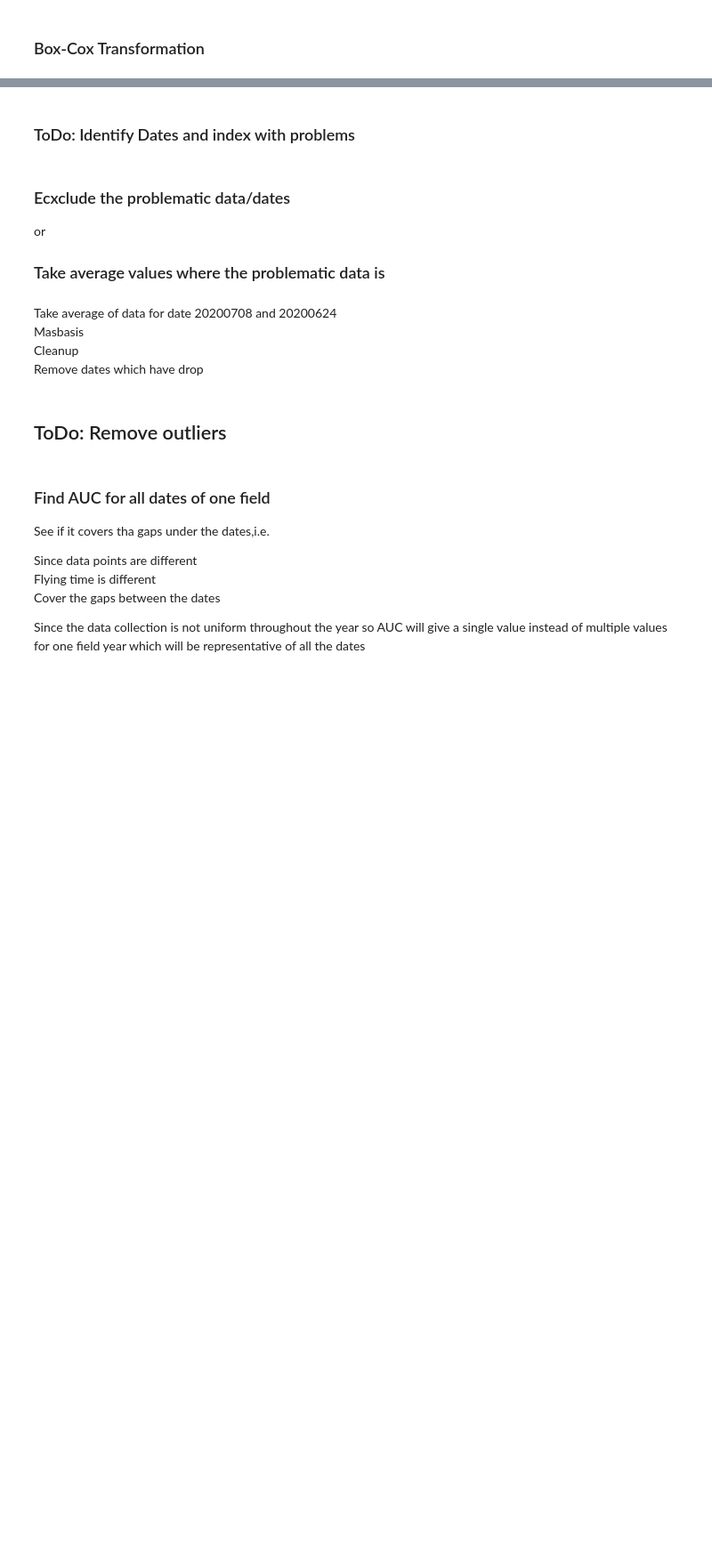
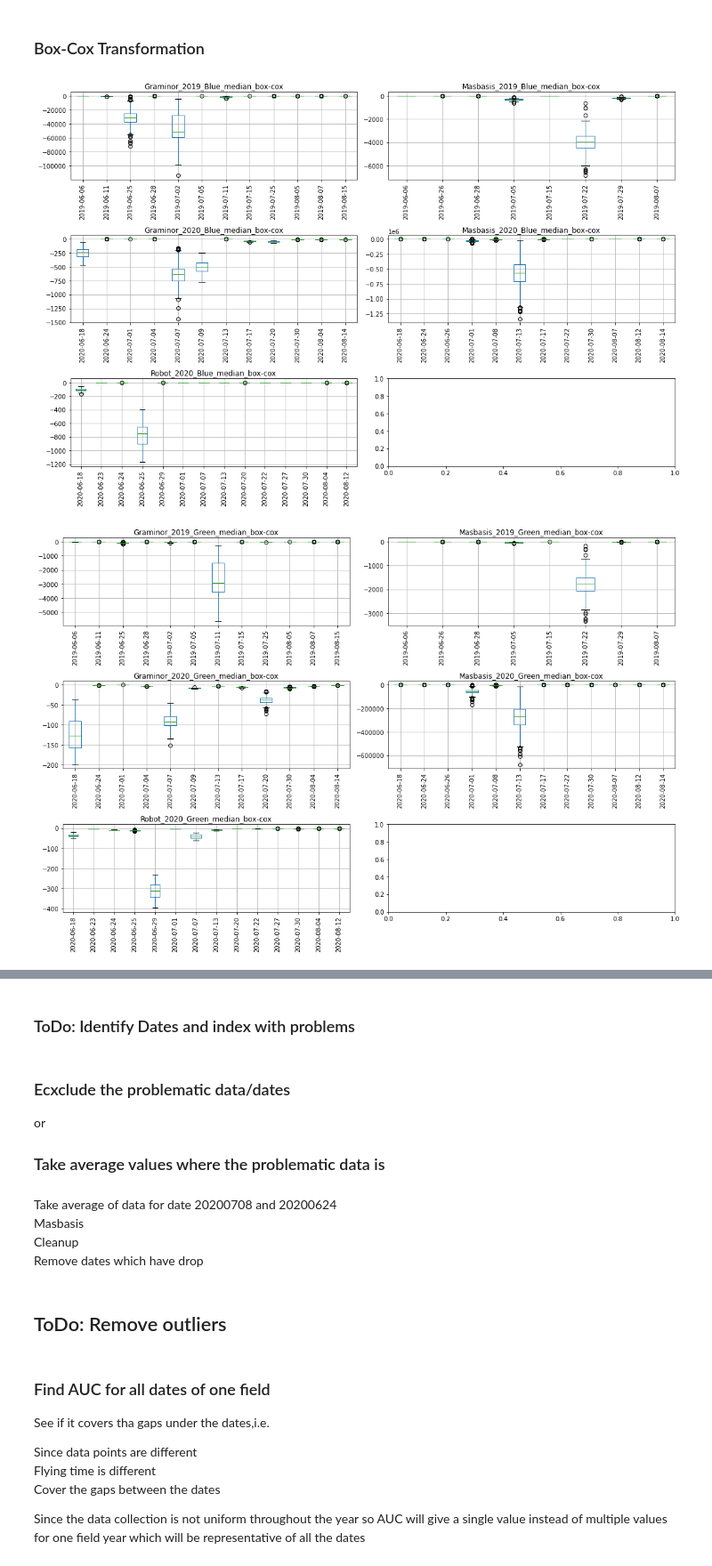
Before and after one commit to fahadijaz/spring_wheat_yield_prediction, a Jupyter notebook: preprocessing.ipynb, the cells around one changed output, grey strips where cells are left out. Shown at 89% size. Saved outputs shown, nothing was run; the diff lists cells and outputs as text; code cells hidden in the pictures; blank space fills up the shorter version.

```diff
--- a/preprocessing.ipynb
+++ b/preprocessing.ipynb
@@ -744,0 +670,4 @@ sorted_dated[1].strftime('%d%m%y')
+# %%
+# Finding which column has NAN values
+for df in df_with_nan:
+    print(locals()[df].shape, locals()[df].dropna().shape)
@@ -1054,35 +1434,40 @@ for d_type in data_agg_list:
 
         fig, ax = plt.subplots(rows,2, figsize=(15,10))
         plots = ax.flatten()
         n = 0
         # TODO: Fix the x ticks
-        for field_sample, dates in field_year_dict.items():
+        for field_sample, dates in sorted_field_year_dict.items():
 
             # Adding required data to a temp dataframe
             temp_df = pd.DataFrame()
             for date in dates:
-                field_df = field_sample[:-5]+'_'+date+d_type
+                date_str = date.strftime('%d%m%y')
+                field_df = field_sample[:-5]+'_'+date_str+d_type
                 temp_df[date] = locals()[field_df][col]
             x_labels = temp_df.columns.tolist()
 
             # Transform the df
 #             pt = PowerTransformer(method='box-cox', standardize=False)
             pt = PowerTransformer(method='box-cox', standardize=False)
 
-            temp_arr = pt.fit_transform(temp_df)
+            # Taking absolute values of the dataframe(avoiding negative values)
+            temp_arr = pt.fit_transform(temp_df.abs())
             temp_df = pd.DataFrame(temp_arr)
 
             # Adding field plot to the subplots
             num_of_fields = len(field_year_dict.keys())
 
             text = "Grain Yield"
             ax_n = plots[n]
 
             temp_df.boxplot(ax=ax_n)
-            ax_n.set_xticklabels(x_labels, rotation=0)
-            ax_n.set_title(field_sample+'_'+col+d_type[:-5])
+            ax_n.set_xticklabels(x_labels, rotation=90)
+            ax_n.set_title(field_sample+'_'+col+d_type[:-5]+'_box-cox')
 
 #             # Printing the grain yield in plot of the fiels_sample for reference
 #             ax_n.text(0.85, 1.05, text, ha='center', va='top', weight='bold', color='blue', transform=ax_n.transAxes)
             n+=1
         plt.tight_layout()
+# %% [output]
+[figure, added]
+[figure, added]
```
Also changed, not shown: parts of 78 cells of this notebook, 1 other file.
